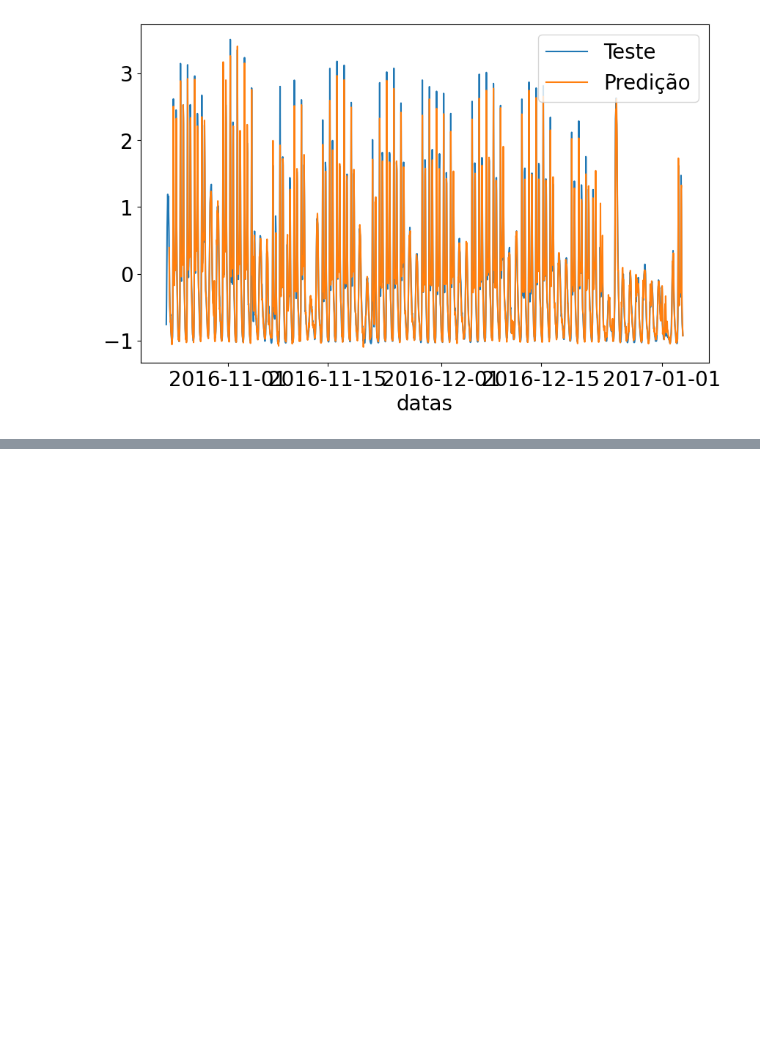
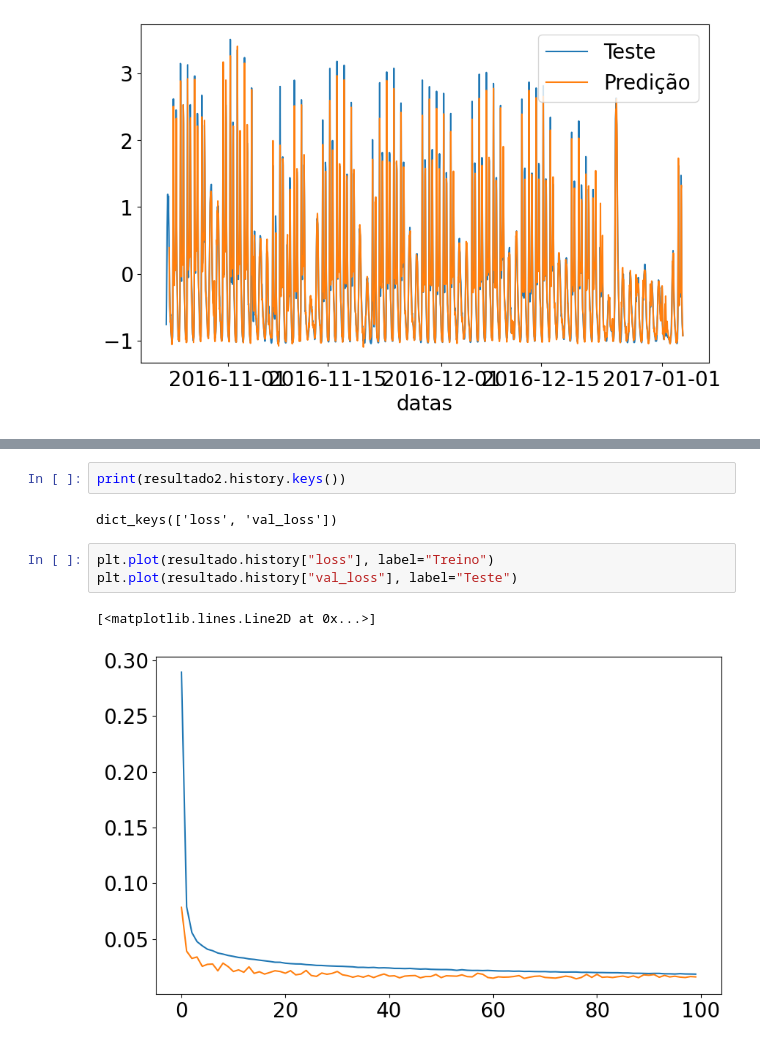
Before and after one commit to Heitorccf/Alura-Forecasting, a Jupyter notebook: exploitation.ipynb, the cells around one changed output, grey strips where cells are left out. Drawn from its saved outputs; the diff is of its cells as text; blank space fills up the shorter version.

```diff
--- a/exploitation.ipynb
+++ b/exploitation.ipynb
@@ -943,0 +1018,10 @@ sns.lineplot(x="datas", y=y_pred[:,0], data=bike[tamanho_treino+10:len(bike)], l
+# %%
+print(resultado2.history.keys())
+# %% [output]
+dict_keys(['loss', 'val_loss'])
+# %%
+plt.plot(resultado.history["loss"], label="Treino")
+plt.plot(resultado.history["val_loss"], label="Teste")
+# %% [output]
+[<matplotlib.lines.Line2D at 0x...>]
+[figure, added]
```
Also changed, not shown: parts of 10 cells of this notebook.
